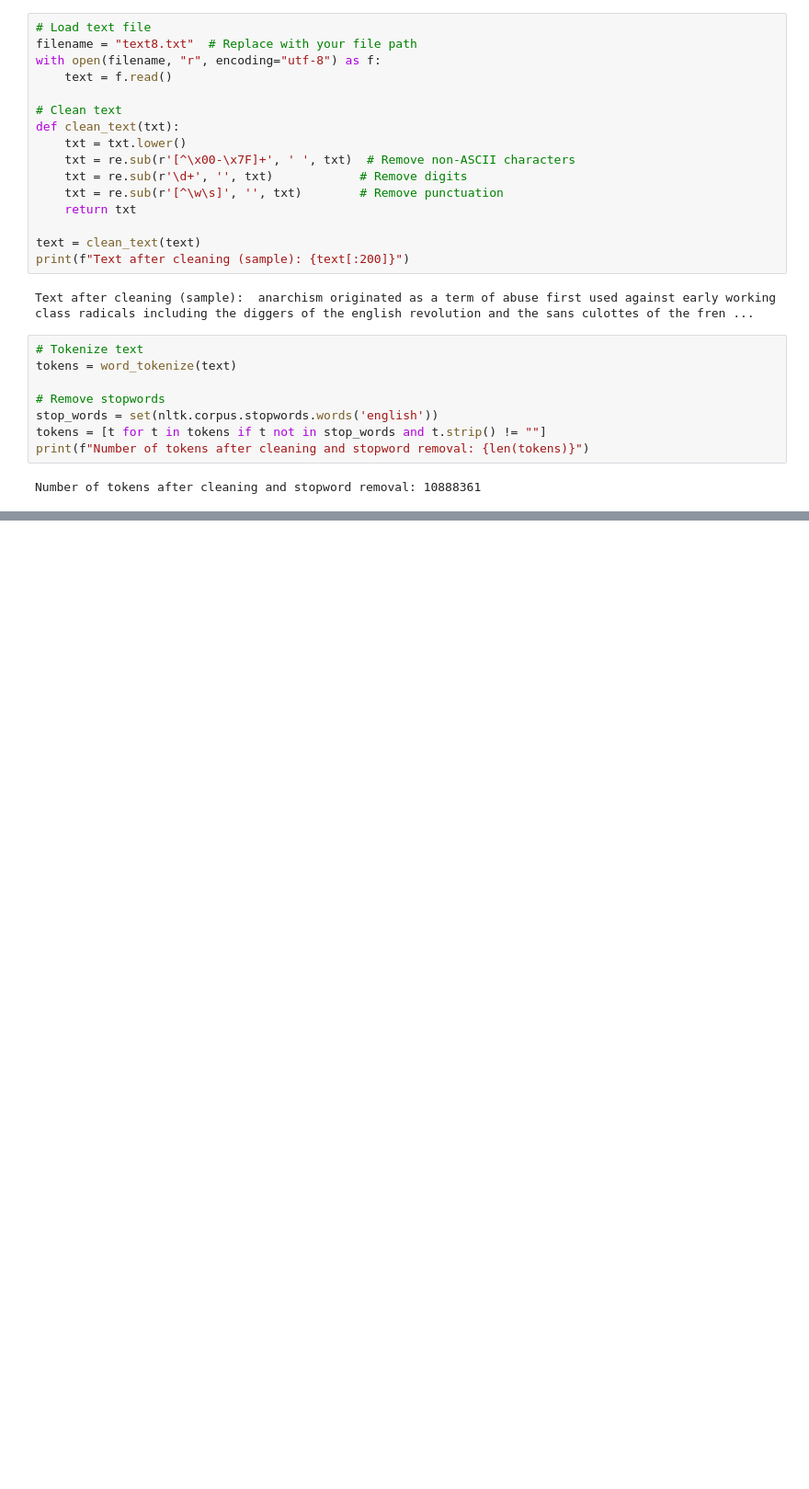
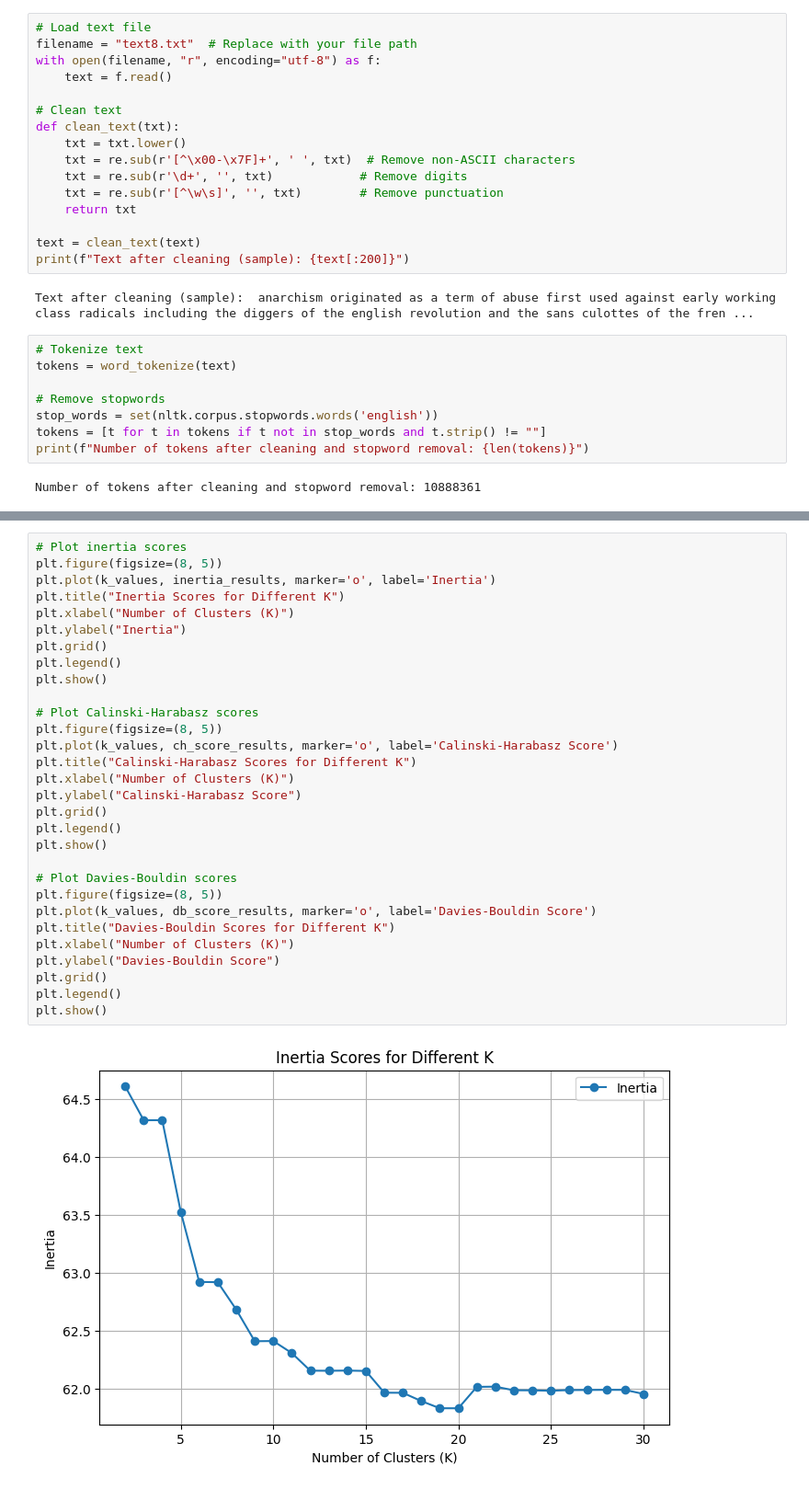
Before and after one commit to xCamelot2001/MLT-Coursework, a Jupyter notebook: cross-val.ipynb, the cells around one changed output, grey strips where cells are left out. Shown at 92% size. Saved outputs shown, nothing was run; the diff lists cells and outputs as text; blank space fills up the shorter version.

```diff
--- a/cross-val.ipynb
+++ b/cross-val.ipynb
@@ -142,0 +295,32 @@ print(f"Reduced matrix shape: {reduced_matrix.shape}")
+# %%
+# Plot inertia scores
+plt.figure(figsize=(8, 5))
+plt.plot(k_values, inertia_results, marker='o', label='Inertia')
+plt.title("Inertia Scores for Different K")
+plt.xlabel("Number of Clusters (K)")
+plt.ylabel("Inertia")
+plt.grid()
+plt.legend()
+plt.show()
+
+# Plot Calinski-Harabasz scores
+plt.figure(figsize=(8, 5))
+plt.plot(k_values, ch_score_results, marker='o', label='Calinski-Harabasz Score')
+plt.title("Calinski-Harabasz Scores for Different K")
+plt.xlabel("Number of Clusters (K)")
+plt.ylabel("Calinski-Harabasz Score")
+plt.grid()
+plt.legend()
+plt.show()
+
+# Plot Davies-Bouldin scores
+plt.figure(figsize=(8, 5))
+plt.plot(k_values, db_score_results, marker='o', label='Davies-Bouldin Score')
+plt.title("Davies-Bouldin Scores for Different K")
+plt.xlabel("Number of Clusters (K)")
+plt.ylabel("Davies-Bouldin Score")
+plt.grid()
+plt.legend()
+plt.show()
+# %% [output]
+[figure, added]
```
Also changed, not shown: parts of 16 cells of this notebook, 4 other files.
